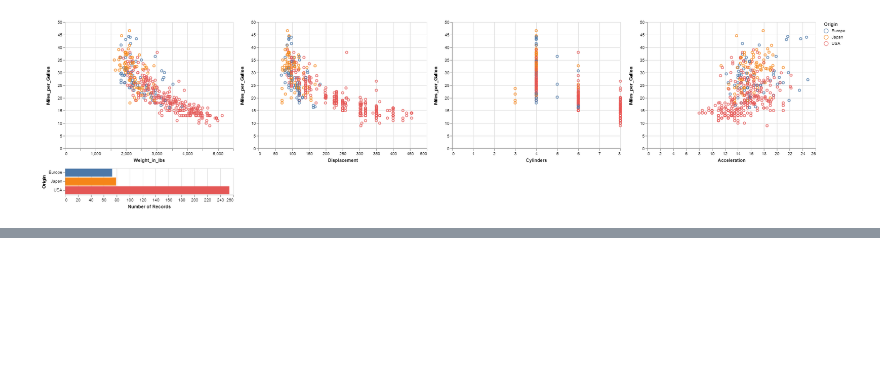
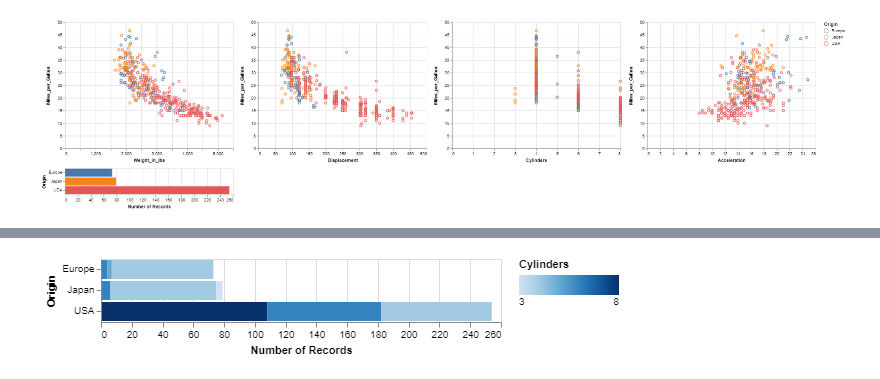
Before and after one commit to mitchjablonski/AltairExploration, a Jupyter notebook: AltairTesting.ipynb, the cells around one changed output, grey strips where cells are left out. Saved outputs shown, nothing was run; the diff lists cells and outputs as text; code cells hidden in the pictures; blank space fills up the shorter version.

```diff
--- a/AltairTesting.ipynb
+++ b/AltairTesting.ipynb
@@ -113,0 +181,8 @@ alt.hconcat(cars_chart, hist)
+# %%
+alt.Chart(cars).mark_bar().encode(
+    y='Origin:N',
+    x='count()',
+    color='Cylinders:Q'
+)
+# %% [output]
+[figure, added]
```
Also changed, not shown: parts of 19 cells of this notebook, 1 other file.
